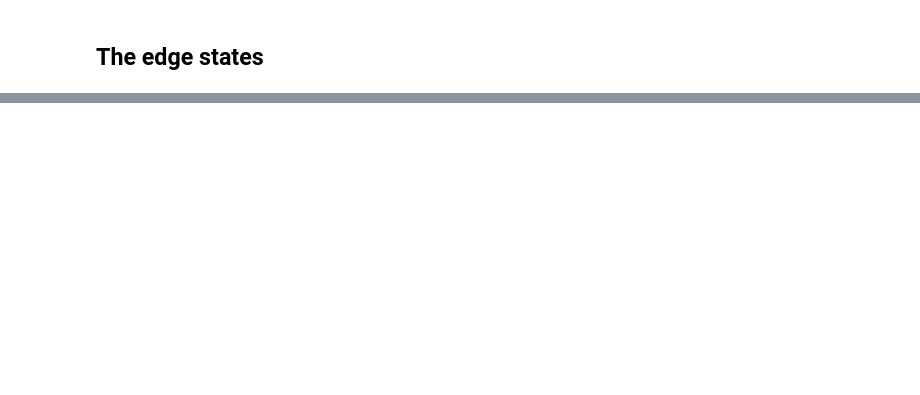
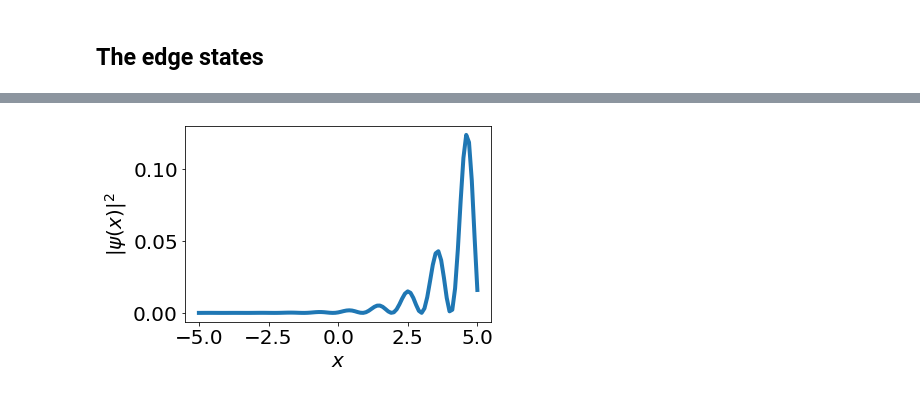
Before and after one commit to gersonjferreira/minicurso-ift-2021, a Jupyter notebook: BHZ/03 - Edge states.ipynb, the cells around one changed output, grey strips where cells are left out. Drawn from its saved outputs; the diff is of its cells as text; code cells hidden in the pictures; blank space fills up the shorter version.

```diff
--- a/BHZ/03 - Edge states.ipynb
+++ b/BHZ/03 - Edge states.ipynb
@@ -69,7 +120,16 @@ plt.show()
 # %%
-dens = np.abs(psi[:N, id0])**2 + np.abs(psi[N:, id0])**2
+# calculate the density |psi|^2
+# the first  half of psi is the electron-like component vs x
+# the second half of psi is the     hole-like component vs x
+# the density is the sum of the squares of each component
+elike_psi = psi[:N, id0]
+hlike_psi = psi[N:, id0]
+dens = np.abs(elike_psi)**2 + np.abs(hlike_psi)**2
+
 plt.plot(x, dens, lw=4)
 plt.xlabel(r'$x$')
 plt.ylabel(r'$|\psi(x)|^2$')
 plt.tight_layout()
 plt.show()
+# %% [output]
+[figure, added]
```
Also changed, not shown: parts of 6 cells of this notebook, 3 other files.
